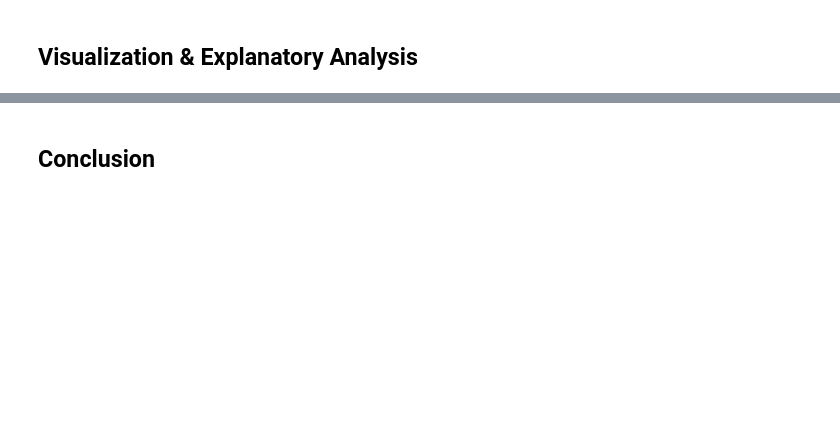
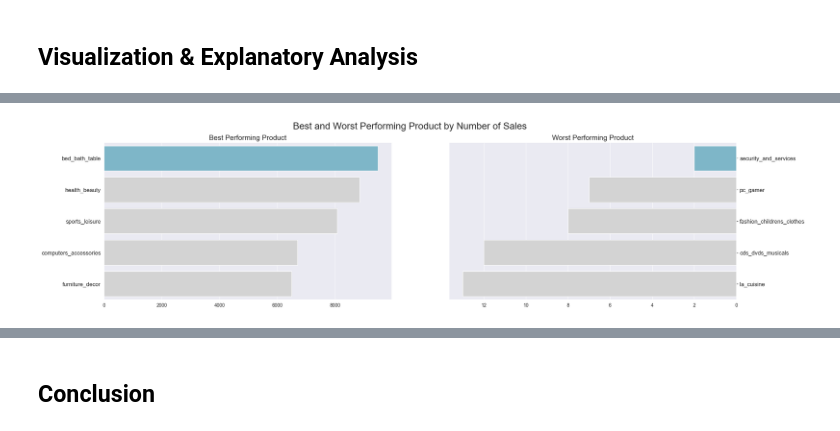
Before and after one commit to tfajarama/python-data-analysis-dashboard, a Jupyter notebook: final-project/submission/notebook.ipynb, the cells around one changed output, grey strips where cells are left out. Cells and saved outputs as stored; diff of their text form; code cells hidden in the pictures; blank space fills up the shorter version.

Commit message:
feat: ultimate jupyter notebook containing all of the data analysis

```diff
--- a/final-project/submission/notebook.ipynb
+++ b/final-project/submission/notebook.ipynb
@@ -30,0 +2618,10 @@
+# %%
+all_df = pd.merge(
+    left=orders_customers_df,
+    right=products_sellers_df,
+    how='inner',
+    left_on='order_id',
+    right_on='order_id'
+)
+
+all_df
@@ -30,0 +2836,12 @@
+# %%
+all_category_summary = all_successful_orders.groupby(['product_category_name_english', 'order_id', 'payment_sequential']).agg(
+    total_orders=('order_id', 'nunique'),
+    total_revenue=('payment_value', 'first')
+).reset_index()
+
+all_total_cat_summary = all_category_summary.groupby(['product_category_name_english']).agg(
+    total_orders=('order_id', 'nunique'),
+    total_revenue=('total_revenue', 'sum')
+).reset_index()
+
+all_total_cat_summary
@@ -30,0 +2862,24 @@
+# %%
+fig, ax = plt.subplots(nrows=1, ncols=2, figsize=(24, 6))
+
+colors = ["#72BCD4", "#D3D3D3", "#D3D3D3", "#D3D3D3", "#D3D3D3"]
+
+sns.barplot(x="total_orders", y="product_category_name_english", data=all_total_cat_summary.sort_values(by='total_orders', ascending=False).head(5), palette=colors, ax=ax[0], hue="product_category_name_english", legend=False)
+ax[0].set_ylabel(None)
+ax[0].set_xlabel(None)
+ax[0].set_title("Best Performing Product", loc="center", fontsize=15)
+ax[0].tick_params(axis ='y', labelsize=12)
+
+sns.barplot(x="total_orders", y="product_category_name_english", data=all_total_cat_summary.sort_values(by='total_orders', ascending=True).head(5), palette=colors, ax=ax[1], hue="product_category_name_english", legend=False)
+ax[1].set_ylabel(None)
+ax[1].set_xlabel(None)
+ax[1].invert_xaxis()
+ax[1].yaxis.set_label_position("right")
+ax[1].yaxis.tick_right()
+ax[1].set_title("Worst Performing Product", loc="center", fontsize=15)
+ax[1].tick_params(axis='y', labelsize=12)
+
+plt.suptitle("Best and Worst Performing Product by Number of Sales", fontsize=20)
+plt.show()
+# %% [output]
+[figure, added]
```
Also changed, not shown: parts of 357 cells of this notebook, 1 other file.
